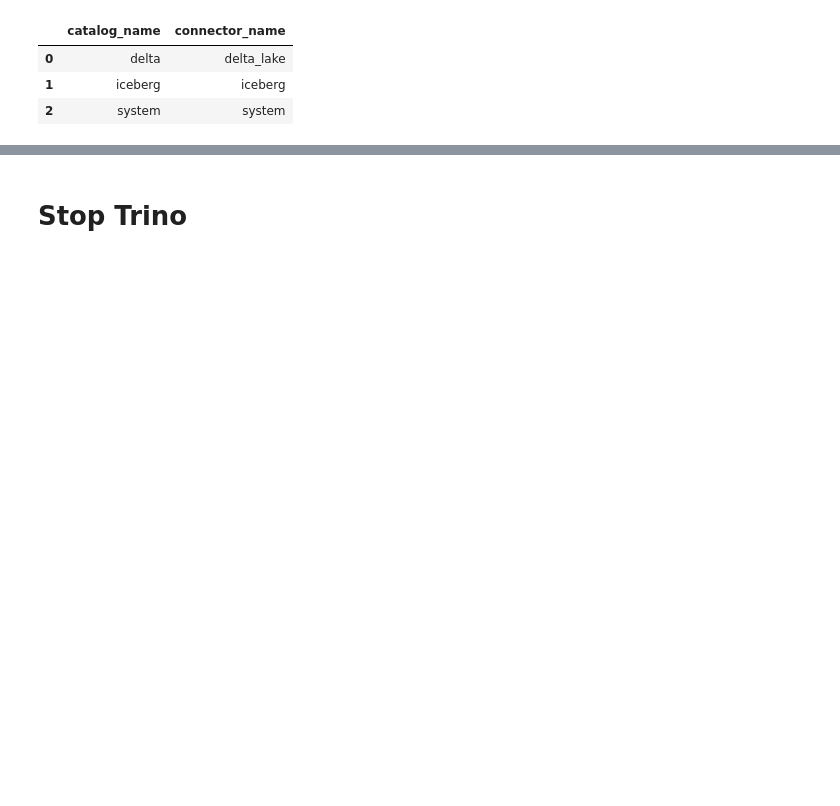
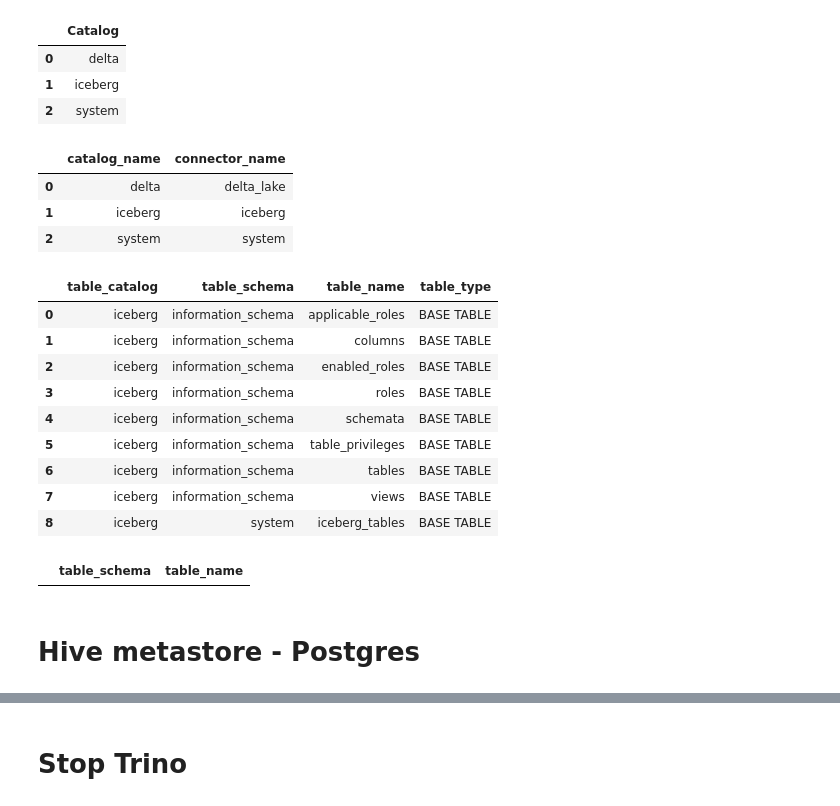
Before and after one commit to rogeriomm/monorepo-datahub-ops, a Jupyter notebook: notebooks/jupyter/hive-metastore/hive-metatore-drop-catalogs.ipynb, the cells around one changed output, grey strips where cells are left out. Drawn from its saved outputs; the diff is of its cells as text; code cells hidden in the pictures; blank space fills up the shorter version.

```diff
--- a/notebooks/jupyter/hive-metastore/hive-metatore-drop-catalogs.ipynb
+++ b/notebooks/jupyter/hive-metastore/hive-metatore-drop-catalogs.ipynb
@@ -1,10 +32,39 @@
 # %%
 %%tsql
+-- Trino’s iceberg connector selects the HMS catalog in iceberg.properties and delta.properties
+SHOW CATALOGS;
+
 SELECT catalog_name, connector_name
 FROM system.metadata.catalogs
 ORDER BY catalog_name;
+
+
+SELECT table_catalog, table_schema, table_name, table_type
+FROM iceberg.information_schema.tables
+ORDER BY table_schema, table_name;
+
+SELECT table_schema, table_name
+FROM iceberg.system.iceberg_tables
+ORDER BY table_schema, table_name;
 # %% [output]
-|  | catalog_name | connector_name |
-| 0 | delta | delta_lake |
-| 1 | iceberg | iceberg |
-| 2 | system | system |
+|  | Catalog |
+| 0 | delta |
+| 1 | iceberg |
+| 2 | system |
+|  | catalog_name | connector_name |
+| 0 | delta | delta_lake |
+| 1 | iceberg | iceberg |
+| 2 | system | system |
+|  | table_catalog | table_schema | table_name | table_type |
+| 0 | iceberg | information_schema | applicable_roles | BASE TABLE |
+| 1 | iceberg | information_schema | columns | BASE TABLE |
+| 2 | iceberg | information_schema | enabled_roles | BASE TABLE |
+| 3 | iceberg | information_schema | roles | BASE TABLE |
+| 4 | iceberg | information_schema | schemata | BASE TABLE |
+| 5 | iceberg | information_schema | table_privileges | BASE TABLE |
+| 6 | iceberg | information_schema | tables | BASE TABLE |
+| 7 | iceberg | information_schema | views | BASE TABLE |
+| 8 | iceberg | system | iceberg_tables | BASE TABLE |
+|  | table_schema | table_name |
+# %% [markdown]
+# Hive metastore - Postgres
```
Also changed, not shown: parts of 22 cells of this notebook, 3 other files.
